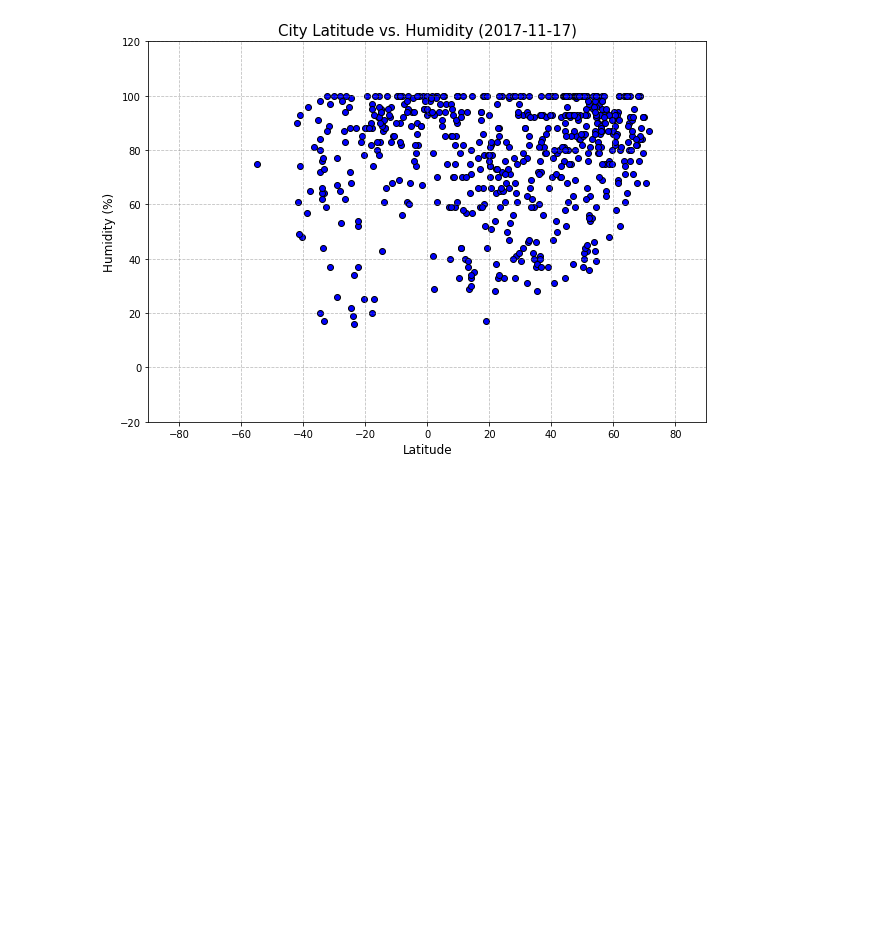
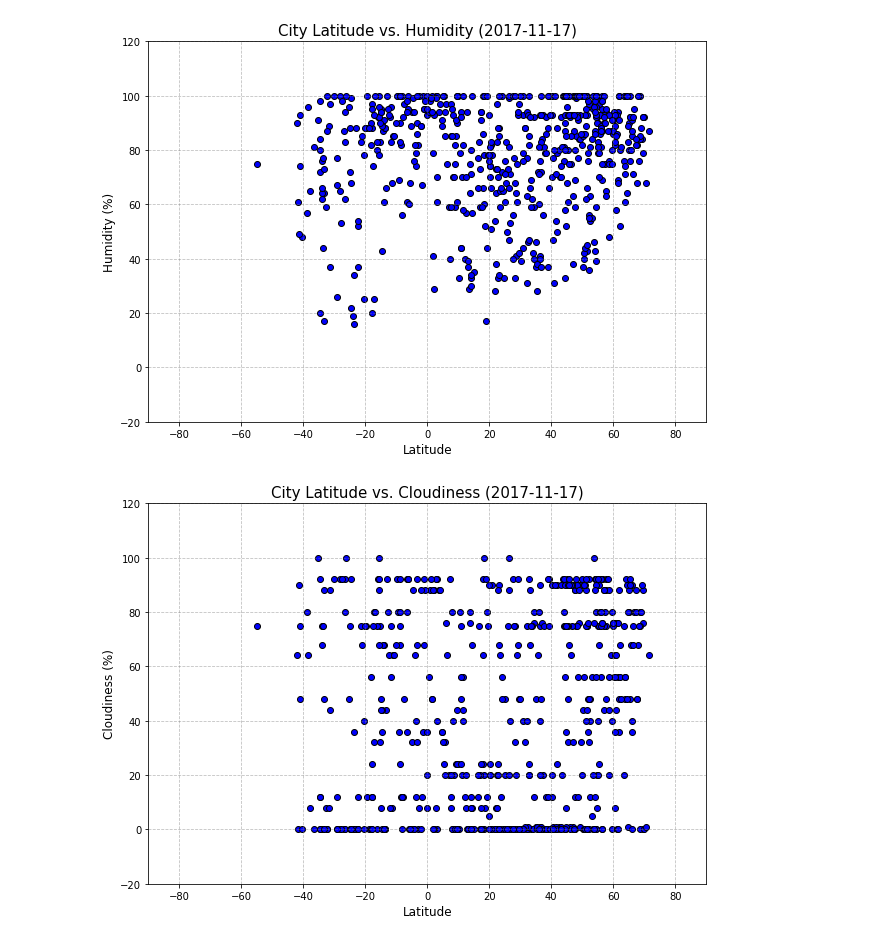
Before and after one commit to txstu09/weatherpy, a Jupyter notebook: WeatherPy.ipynb, the cells around one changed output. Cells and saved outputs as stored; diff of their text form; code cells hidden in the pictures; blank space fills up the shorter version.

Commit message:
lat vs cloudiness

```diff
--- a/WeatherPy.ipynb
+++ b/WeatherPy.ipynb
@@ -180,3 +180,16 @@ plt.grid(color='grey', linestyle='--', alpha=0.5)
 plt.show()
 # %% [output]
 [figure]
+# %%
+#Plot latitude vs cloudiness
+plt.figure(figsize=(10,7))
+plt.scatter(city_data_df['Lat'], city_data_df['Cloudiness'], edgecolors='black', facecolors='blue')
+plt.title('City Latitude vs. Cloudiness (2017-11-17)', size='15')
+plt.xlim(-90, 90)
+plt.xlabel('Latitude', size='12')
+plt.ylim(-20, 120)
+plt.ylabel('Cloudiness (%)', size='12')
+plt.grid(color='grey', linestyle='--', alpha=0.5)
+plt.show()
+# %% [output]
+[figure, added]
```
